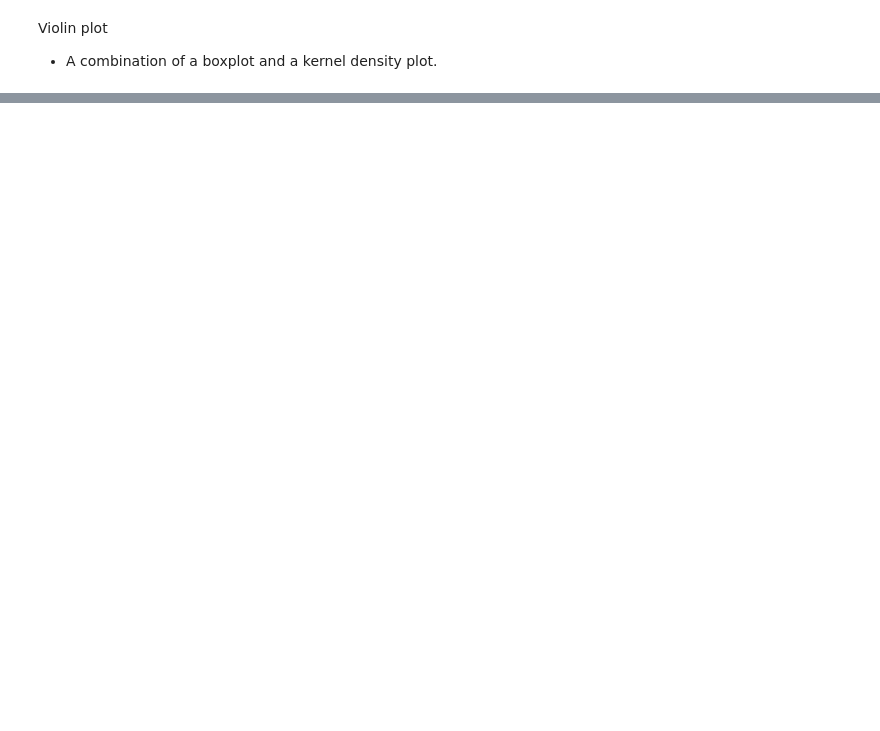
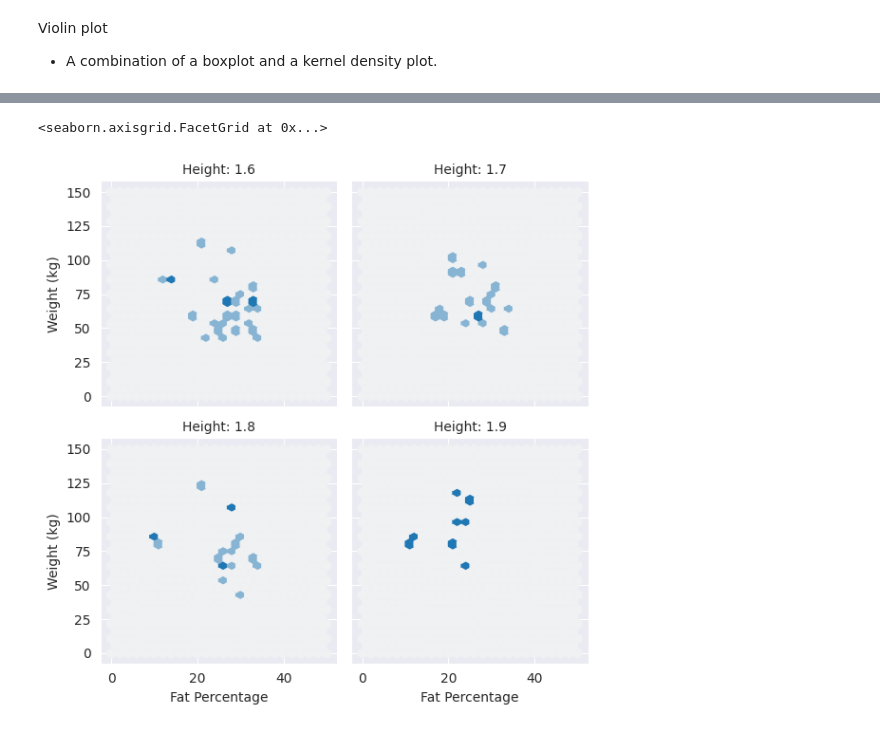
Before and after one commit to lucaspinheiro27/Statistics, a Jupyter notebook: Jupyter_notebooks/Gym_members.ipynb, the cells around one changed output, grey strips where cells are left out. Drawn from its saved outputs; the diff is of its cells as text; code cells hidden in the pictures; blank space fills up the shorter version.

```diff
--- a/Jupyter_notebooks/Gym_members.ipynb
+++ b/Jupyter_notebooks/Gym_members.ipynb
@@ -302,0 +346,15 @@ ax = sns.violinplot(data=gym, x='Workout_Type', y='Age', hue="Gender")
+# %%
+height = [1.6, 1.7, 1.8, 1.9]
+height_zip = gym.loc[gym['Height (m)'].isin(height)]
+
+def hexbin(x, y, color, **kwargs):
+    cmap = sns.light_palette(color, as_cmap=True)
+    plt.hexbin(x, y, gridsize=25, cmap=cmap, **kwargs)
+
+g = sns.FacetGrid(height_zip, col='Height (m)', col_wrap=2)
+g.map(hexbin, 'Fat_Percentage', 'Weight (kg)', extent=[0, 50, 0, 150])
+g.set_axis_labels('Fat Percentage', 'Weight (kg)')
+g.set_titles('Height: {col_name}')
+# %% [output]
+<seaborn.axisgrid.FacetGrid at 0x...>
+[figure, added]
```
Also changed, not shown: parts of 12 cells of this notebook.
